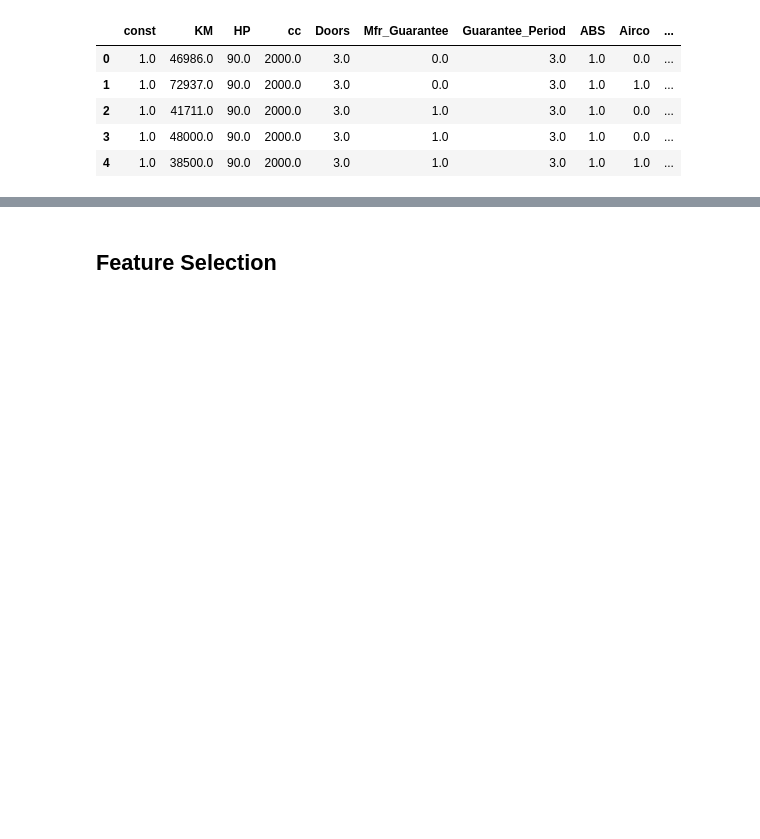
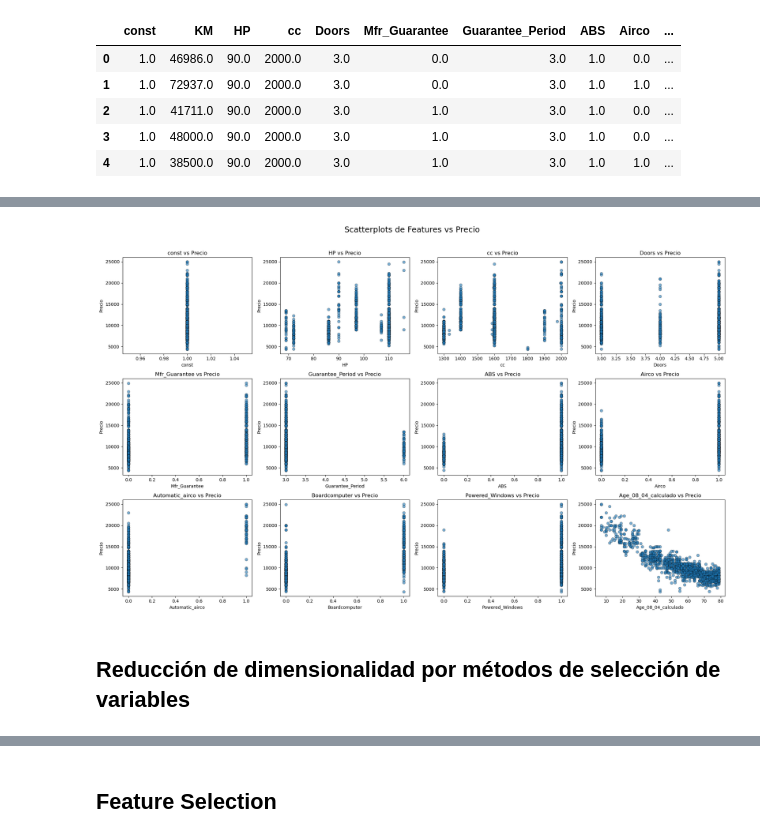
Before and after one commit to lucasdepetrisd/toyota_project, a Jupyter notebook: toyota_project/notebooks/analisis.ipynb, the cells around one changed output, grey strips where cells are left out. Drawn from its saved outputs; the diff is of its cells as text; code cells hidden in the pictures; blank space fills up the shorter version.

```diff
--- a/toyota_project/notebooks/analisis.ipynb
+++ b/toyota_project/notebooks/analisis.ipynb
@@ -606,0 +663,12 @@ Modelo OLS registrado con MLflow.
+# %%
+# Combinar X e y para eliminar filas con NaNs
+combined = pd.concat([X, y], axis=1).dropna()
+X = combined.drop("Price", axis=1)
+y = combined["Price"]
+
+# Convertir a float y agregar constante para OLS
+X = X.astype(float)
+#y = y.astype(float)
+X = sm.add_constant(X)
+
+X.head()
@@ -606,0 +682,3 @@ Modelo OLS registrado con MLflow.
+# %%
+cols_to_drop = ["KM", "Fuel_Type_Diesel", "Mistlamps"]
+X = X.drop(columns=cols_to_drop)
@@ -606,0 +714,29 @@ Modelo OLS registrado con MLflow.
+# %%
+import math
+
+# Calcular layout: 4 columnas, y tantas filas como necesites
+n_cols = 4
+n_features = len(X.columns)
+n_rows = math.ceil(n_features / n_cols)
+
+# Crear figura
+plt.figure(figsize=(n_cols * 5, n_rows * 4))
+
+# Iterar por cada columna y graficar
+for i, column in enumerate(X.columns, 1):
+    plt.subplot(n_rows, n_cols, i)
+    sns.scatterplot(x=X[column], y=y, alpha=0.6, edgecolor="k", s=40)
+    plt.title(f'{column} vs Precio')
+    plt.xlabel(column)
+    plt.ylabel("Precio")
+    plt.tight_layout()
+
+# Espaciado entre subplots
+plt.subplots_adjust(hspace=0.4, wspace=0.3)
+plt.suptitle('Scatterplots de Features vs Precio', fontsize=18, y=1.02)
+plt.tight_layout()
+plt.show()
+# %% [output]
+[figure, added]
+# %% [markdown]
+## Reducción de dimensionalidad por métodos de selección de variables
```
Also changed, not shown: parts of 20 cells of this notebook, 1 other file.
